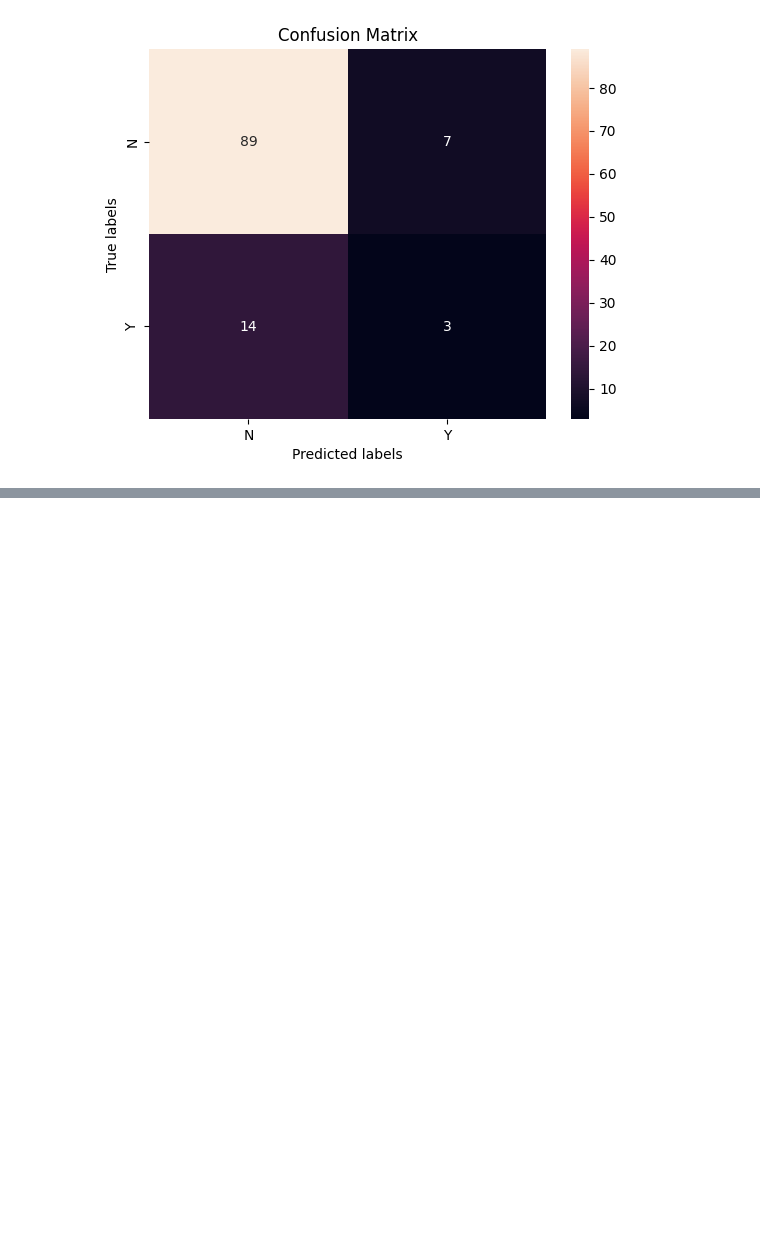
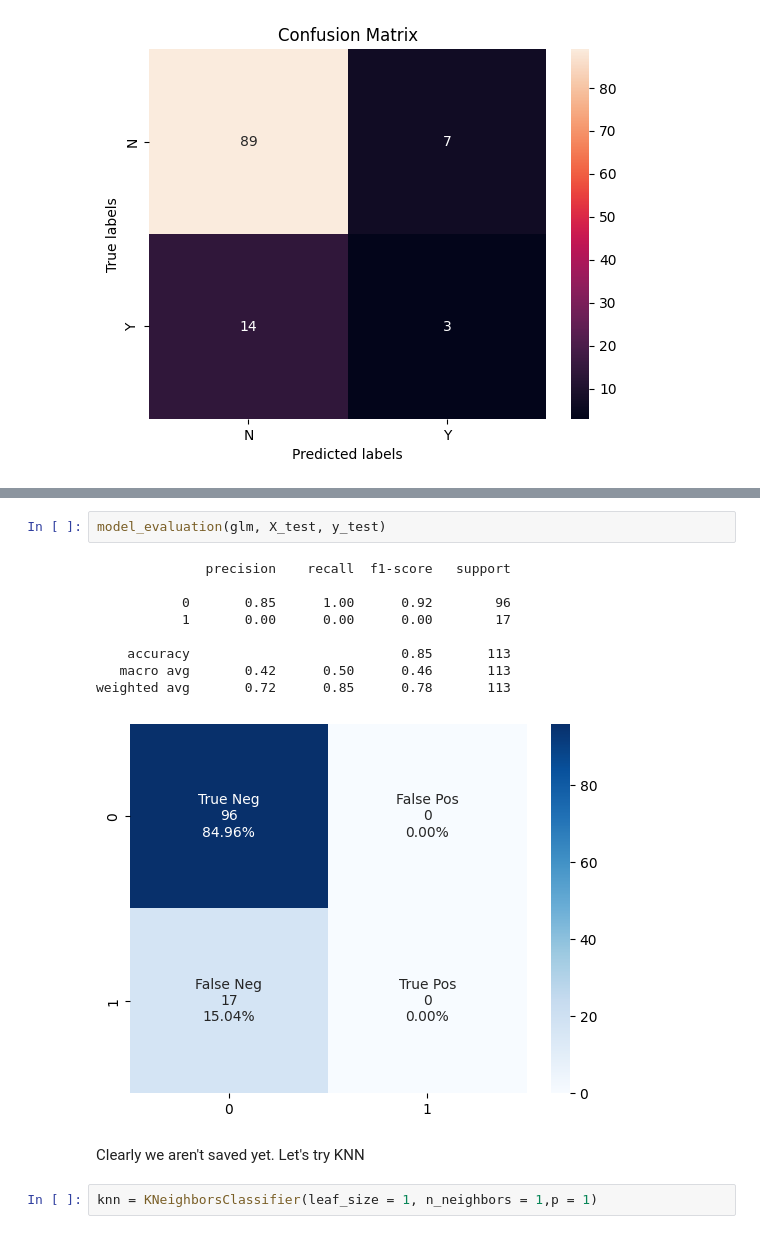
Before and after one commit to zbailey1/ws-predictions, a Jupyter notebook: WS Predictions.ipynb, the cells around one changed output, grey strips where cells are left out. Saved outputs shown, nothing was run; the diff lists cells and outputs as text; blank space fills up the shorter version.

```diff
--- a/WS Predictions.ipynb
+++ b/WS Predictions.ipynb
@@ -214,0 +309,16 @@ pretty_confusion(y_test, y_pred)
+# %%
+model_evaluation(glm, X_test, y_test)
+# %% [output]
+              precision    recall  f1-score   support
+
+           0       0.85      1.00      0.92        96
+           1       0.00      0.00      0.00        17
+
+    accuracy                           0.85       113
+   macro avg       0.42      0.50      0.46       113
+weighted avg       0.72      0.85      0.78       113
+[figure, added]
+# %% [markdown]
+Clearly we aren't saved yet. Let's try KNN
+# %%
+knn = KNeighborsClassifier(leaf_size = 1, n_neighbors = 1,p = 1)
```
Also changed, not shown: parts of 43 cells of this notebook.
